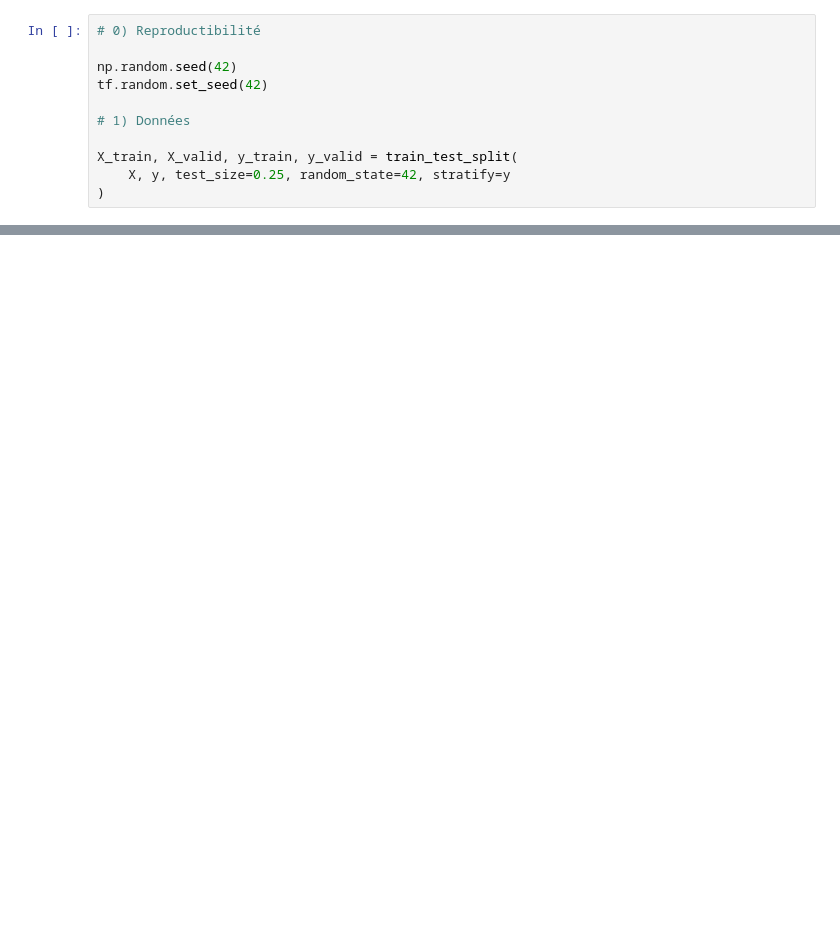
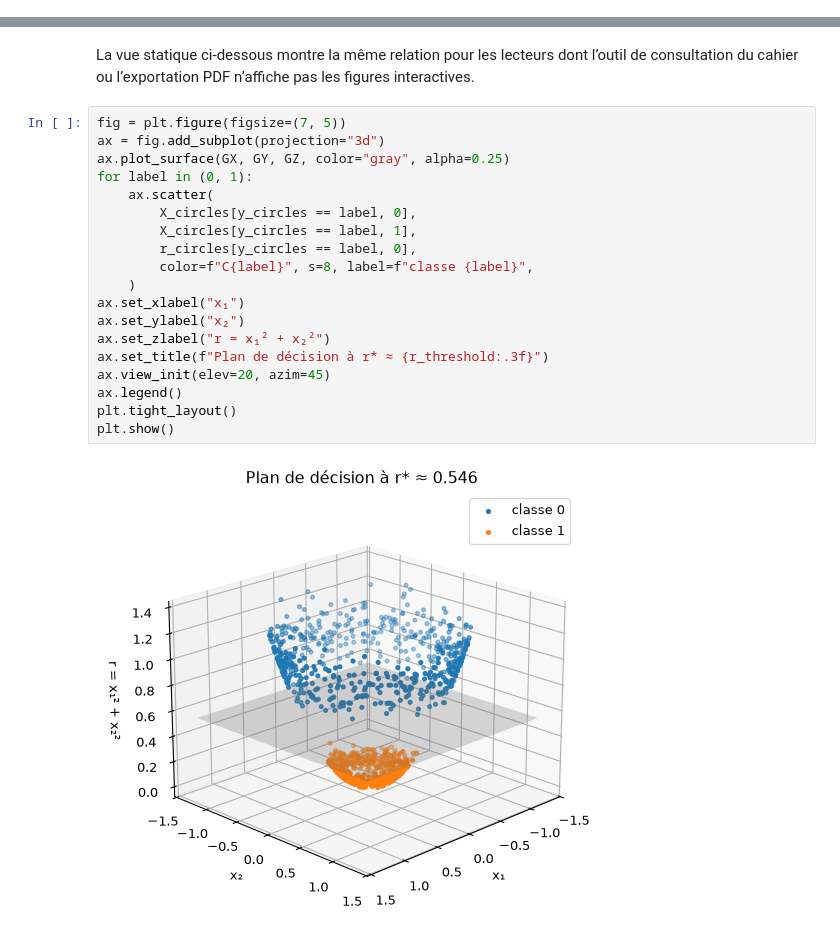
Before and after one commit to turcotte/csi-4506, a Jupyter notebook: lectures/11/CircularSeparability.ipynb, the cells around one changed output, grey strips where cells are left out. Saved outputs shown, nothing was run; the diff lists cells and outputs as text; blank space fills up the shorter version.

```diff
--- a/lectures/11/CircularSeparability.ipynb
+++ b/lectures/11/CircularSeparability.ipynb
@@ -428,11 +0,0 @@ code.
-# %%
-# 0) Reproductibilité
-
-np.random.seed(42)
-tf.random.set_seed(42)
-
-# 1) Données
-
-X_train, X_valid, y_train, y_valid = train_test_split(
-    X, y, test_size=0.25, random_state=42, stratify=y
-)
@@ -513,0 +197,25 @@ d’exceller dans ces contextes difficiles.
+# %% [markdown]
+La vue statique ci-dessous montre la même relation pour les lecteurs
+dont l’outil de consultation du cahier ou l’exportation PDF n’affiche
+pas les figures interactives.
+# %%
+fig = plt.figure(figsize=(7, 5))
+ax = fig.add_subplot(projection="3d")
+ax.plot_surface(GX, GY, GZ, color="gray", alpha=0.25)
+for label in (0, 1):
+    ax.scatter(
+        X_circles[y_circles == label, 0],
+        X_circles[y_circles == label, 1],
+        r_circles[y_circles == label, 0],
+        color=f"C{label}", s=8, label=f"classe {label}",
+    )
+ax.set_xlabel("x₁")
+ax.set_ylabel("x₂")
+ax.set_zlabel("r = x₁² + x₂²")
+ax.set_title(f"Plan de décision à r* ≈ {r_threshold:.3f}")
+ax.view_init(elev=20, azim=45)
+ax.legend()
+plt.tight_layout()
+plt.show()
+# %% [output]
+[figure, added]
```
Also changed, not shown: parts of 62 cells of this notebook, 44 other files.
